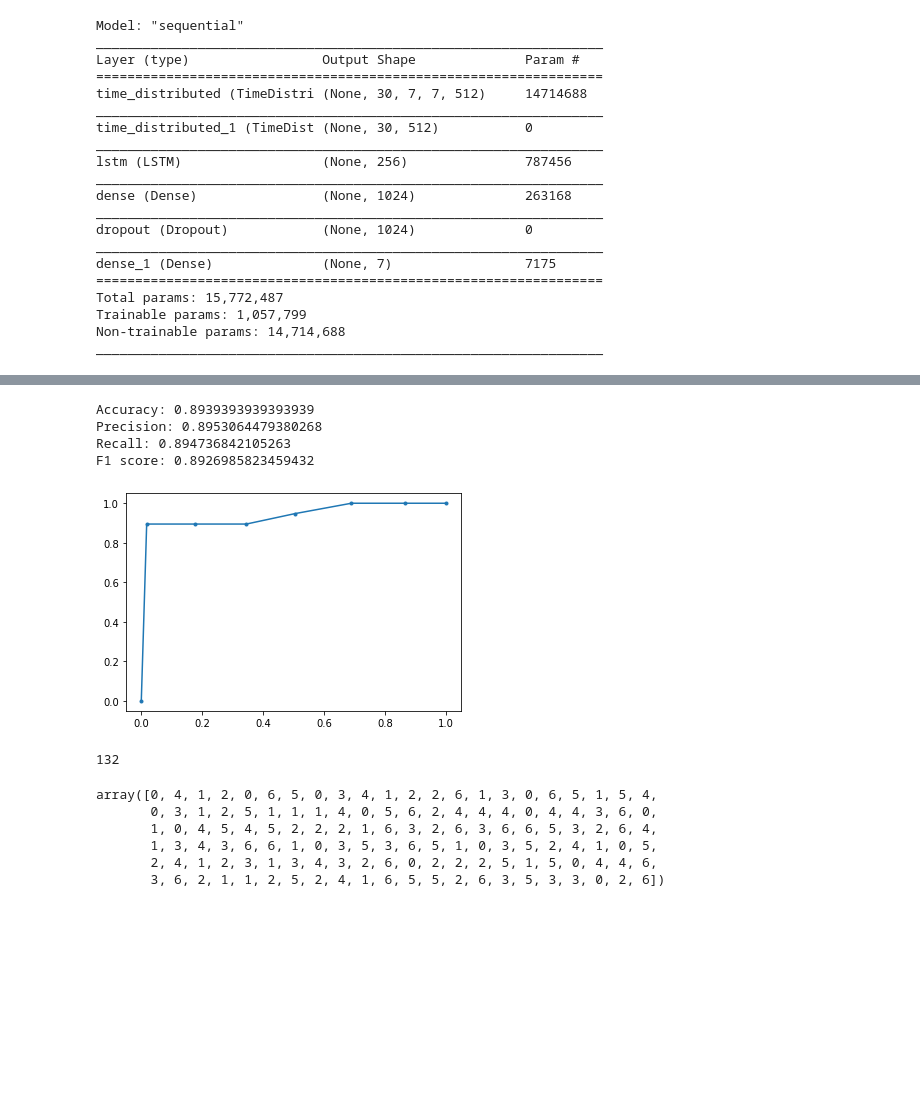
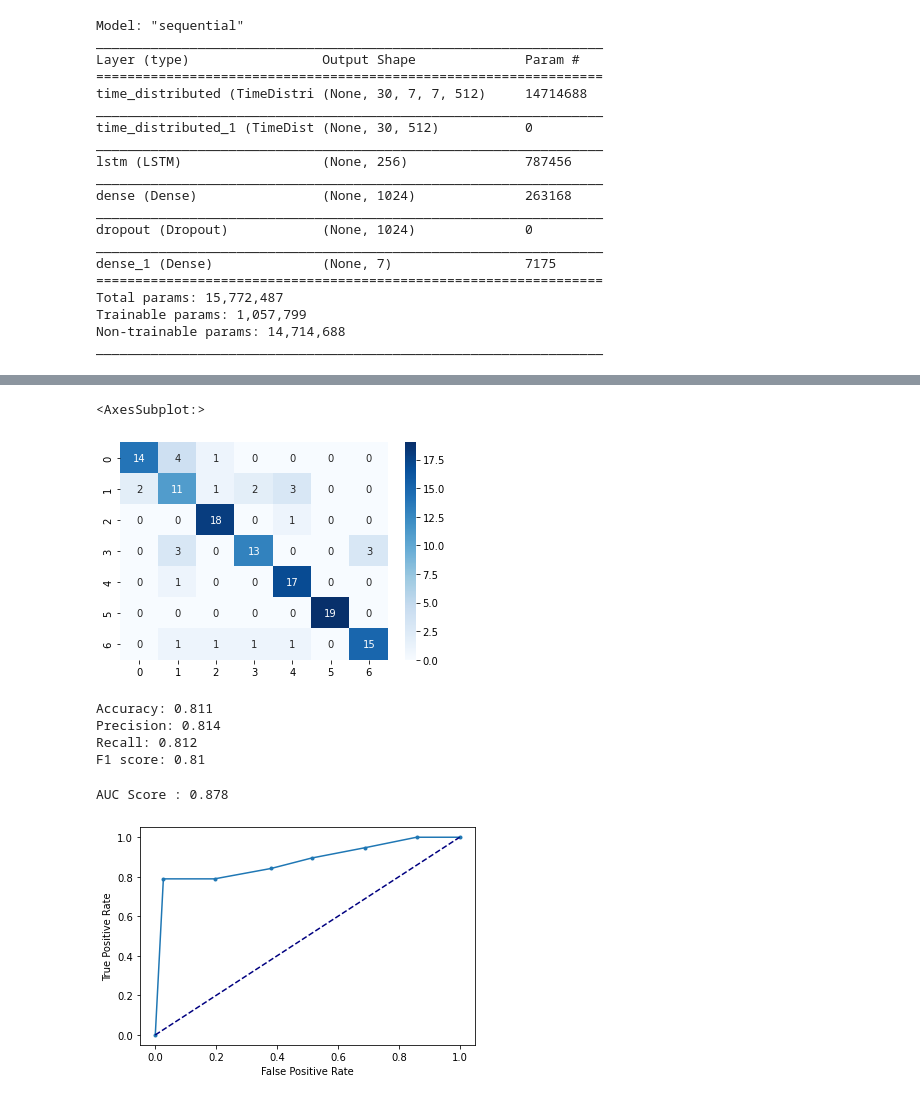
Before and after one commit to rudyhendrawn/traditional-dance-video-classification, a Jupyter notebook: tari_vgg16_lstm_224.ipynb, the cells around one changed output, grey strips where cells are left out. Saved outputs shown, nothing was run; the diff lists cells and outputs as text; code cells hidden in the pictures; blank space fills up the shorter version.

```diff
--- a/tari_vgg16_lstm_224.ipynb
+++ b/tari_vgg16_lstm_224.ipynb
@@ -243,0 +249,2 @@ array([[13,  3,  2,  0,  1,  0,  0],
+# %%
+ckp_model = load_model('Checkpoint/vgg16-lstm-224.h5')
@@ -243,0 +256,11 @@ array([[13,  3,  2,  0,  1,  0,  0],
+# %%
+y_test = []
+y_predict = []
+for step in range(test.files_count//BS):
+    X, y = test.next()
+    prediction = ckp_model.predict(X)
+    y_test.extend(y)
+    y_predict.extend(prediction)
+# %%
+y_true = np.argmax(y_test, axis=1)
+prediction = np.argmax(y_predict, axis=1)
@@ -244,26 +284,30 @@ array([[13,  3,  2,  0,  1,  0,  0],
+# %%
+matrix = confusion_matrix(y_true, prediction)
+sns.heatmap(matrix, annot=True, cmap='Blues')
+# %% [output]
+<AxesSubplot:>
+[figure, added]
 # %%
 # accuracy: (tp + tn) / (p + n)
 accuracy = accuracy_score(y_true, prediction)
-print(f'Accuracy: {accuracy}')
+print(f'Accuracy: {np.round(accuracy, 3)}')
 # precision tp / (tp + fp)
 precision = precision_score(y_true, prediction, average='macro')
-print(f'Precision: {precision}')
+print(f'Precision: {np.round(precision, 3)}')
 # recall: tp / (tp + fn)
 recall = recall_score(y_true, prediction, average='macro')
-print(f'Recall: {recall}')
+print(f'Recall: {np.round(recall, 3)}')
 # f1: 2 tp / (2 tp + fp + fn)
 f1 = f1_score(y_true, prediction, average='macro')
-print(f'F1 score: {f1}')
+print(f'F1 score: {np.round(f1, 3)}')
 # %% [output]
-Accuracy: 0.8939393939393939
-Precision: 0.8953064479380268
-Recall: 0.894736842105263
-F1 score: 0.8926985823459432
+Accuracy: 0.811
+Precision: 0.814
+Recall: 0.812
+F1 score: 0.81
 # %%
-fpr, tpr, thresholds = roc_curve(y_true, prediction, pos_label=6)
-auc = auc(fpr, tpr)
+fpr, tpr, _ = roc_curve(y_true, prediction, pos_label=6)
+auc_score = auc(fpr, tpr)
+print(f'AUC Score : {np.round(auc_score, 3)}')
+# %% [output]
+AUC Score : 0.878
-# %%
-plt.plot(fpr, tpr, marker='.')
-plt.show()
-# %% [output]
-[figure, removed]
@@ -272,14 +314,8 @@ pred = model.predict(test)
-# %%
-pred_max = np.argmax(pred, axis=1)
-len(pred_max)
-# %% [output]
-132
-# %%
-pred_max
-# %% [output]
-array([0, 4, 1, 2, 0, 6, 5, 0, 3, 4, 1, 2, 2, 6, 1, 3, 0, 6, 5, 1, 5, 4,
-       0, 3, 1, 2, 5, 1, 1, 1, 4, 0, 5, 6, 2, 4, 4, 4, 0, 4, 4, 3, 6, 0,
-       1, 0, 4, 5, 4, 5, 2, 2, 2, 1, 6, 3, 2, 6, 3, 6, 6, 5, 3, 2, 6, 4,
-       1, 3, 4, 3, 6, 6, 1, 0, 3, 5, 3, 6, 5, 1, 0, 3, 5, 2, 4, 1, 0, 5,
-       2, 4, 1, 2, 3, 1, 3, 4, 3, 2, 6, 0, 2, 2, 2, 5, 1, 5, 0, 4, 4, 6,
-       3, 6, 2, 1, 1, 2, 5, 2, 4, 1, 6, 5, 5, 2, 6, 3, 5, 3, 3, 0, 2, 6])
+# %%
+plt.plot(fpr, tpr, marker='.')
+plt.plot([0, 1], [0, 1], color='navy', linestyle='--')
+plt.xlabel('False Positive Rate')
+plt.ylabel('True Positive Rate')
+plt.show()
+# %% [output]
+[figure, added]
```
Also changed, not shown: parts of 27 cells of this notebook, 13 other files.
